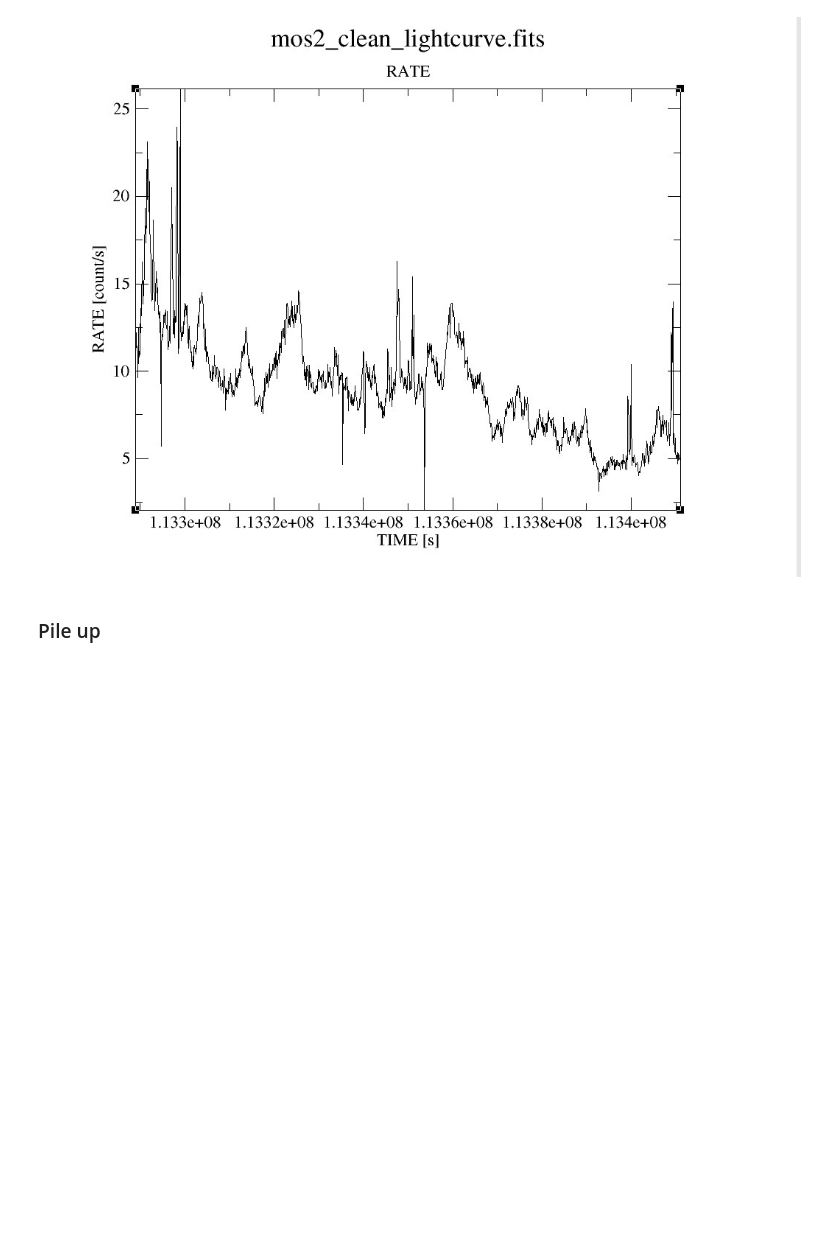
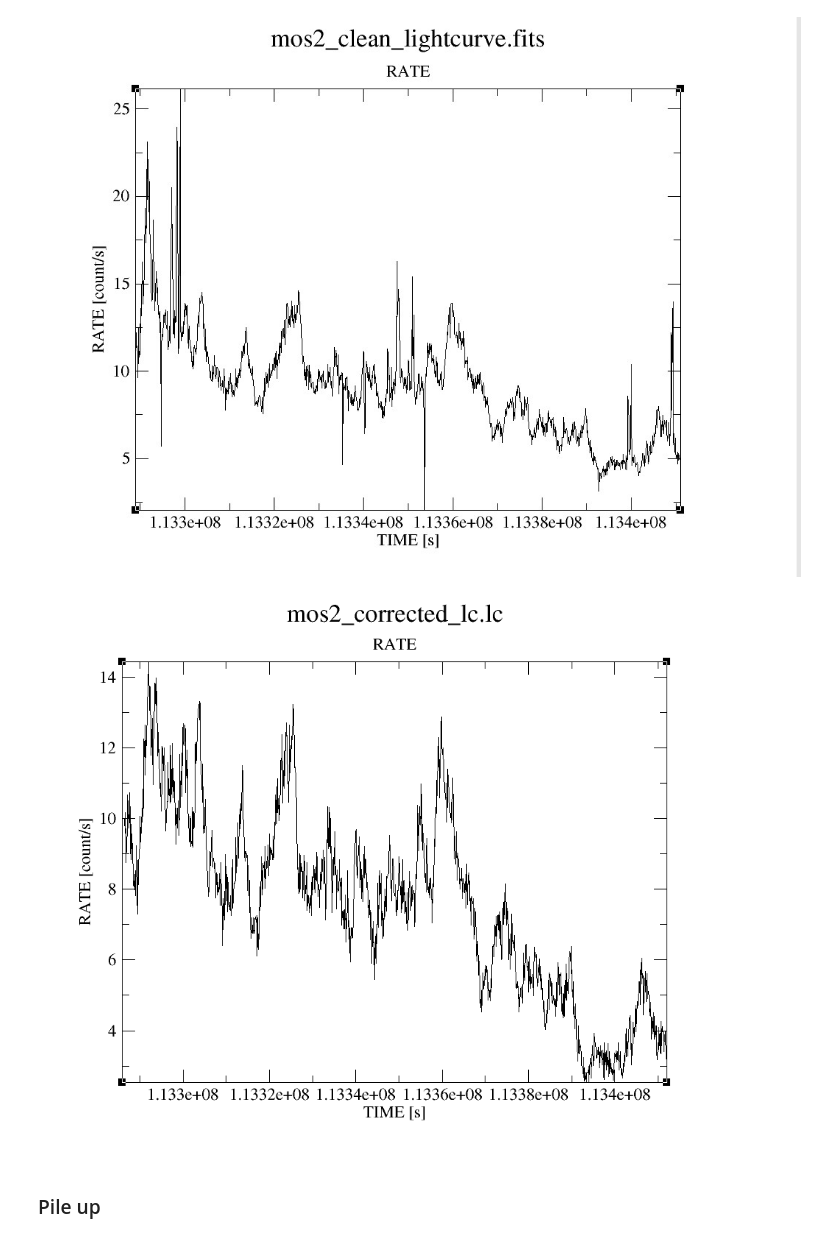
Before and after one commit to J-A-Marshall/XMM-Analysis-Logbook, a Jupyter notebook: myjupbook/src/_build/jupyter_execute/Rev_303.ipynb, the cells around one changed output. Cells and saved outputs as stored; diff of their text form; code cells hidden in the pictures; blank space fills up the shorter version.

```diff
--- a/myjupbook/src/_build/jupyter_execute/Rev_303.ipynb
+++ b/myjupbook/src/_build/jupyter_execute/Rev_303.ipynb
@@ -50,6 +60,10 @@ Image(filename="303_figs/mos1_lc.png")
 Image(filename="303_figs/mos2_lc.png")
 # %% [output]
 [figure]
+# %%
+Image(filename="303_figs/mos2_corrected_lc.png")
+# %% [output]
+[figure, added]
 # %% [markdown]
 ### Pile up
 # %% [markdown]
```
Also changed, not shown: parts of 5 cells of this notebook, 36 other files.
